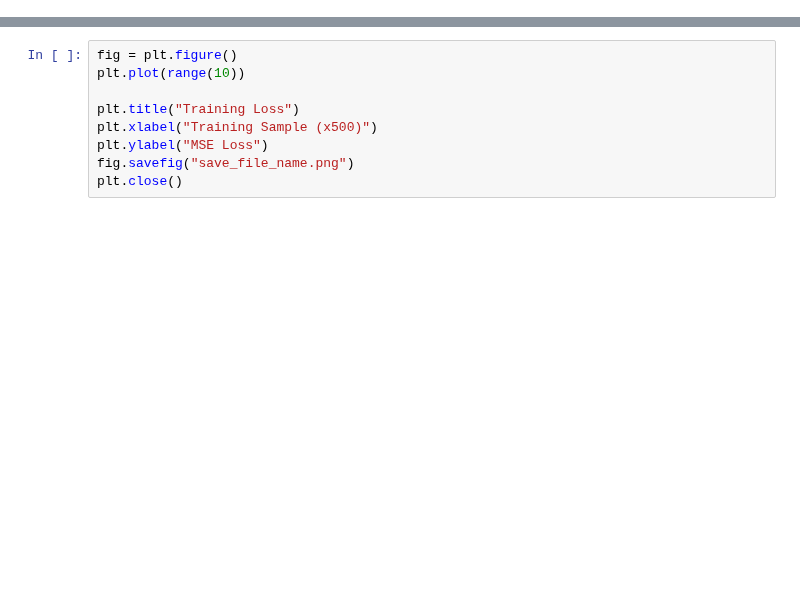
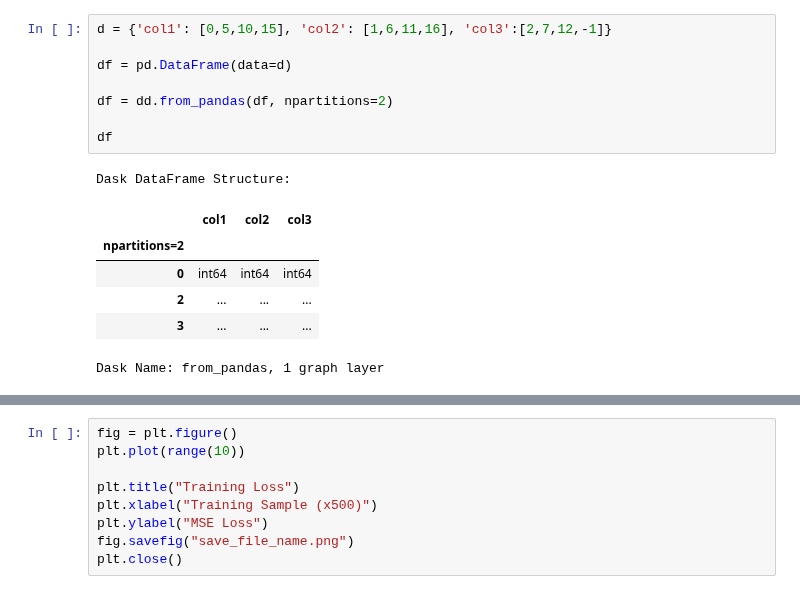
Before and after one commit to AhmedGamal411/DiffusionSpeech2Face, a Jupyter notebook: test.ipynb, the cells around one changed output, grey strips where cells are left out. Saved outputs shown, nothing was run; the diff lists cells and outputs as text; blank space fills up the shorter version.

```diff
--- a/test.ipynb
+++ b/test.ipynb
@@ -0,0 +11,16 @@
+# %%
+d = {'col1': [0,5,10,15], 'col2': [1,6,11,16], 'col3':[2,7,12,-1]}
+
+df = pd.DataFrame(data=d)
+
+df = dd.from_pandas(df, npartitions=2)
+
+df
+# %% [output]
+Dask DataFrame Structure:
+|  | col1 | col2 | col3 |
+| npartitions=2 |  |  |  |
+| 0 | int64 | int64 | int64 |
+| 2 | ... | ... | ... |
+| 3 | ... | ... | ... |
+Dask Name: from_pandas, 1 graph layer
```
Also changed, not shown: parts of 25 cells of this notebook, 7 other files.
